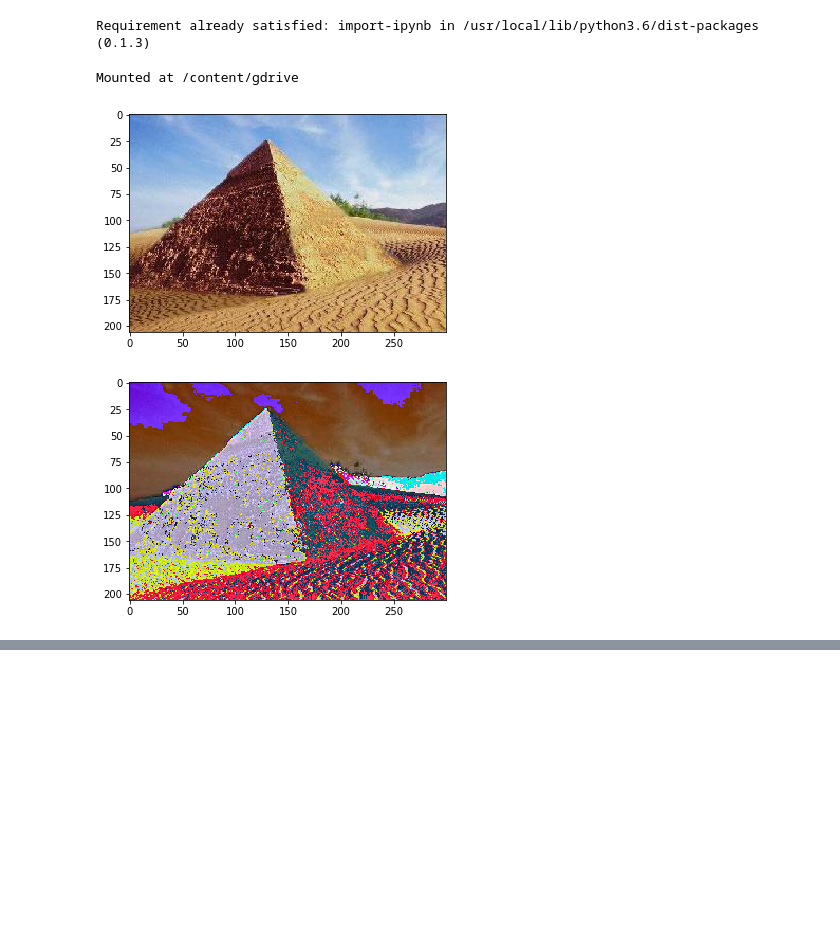
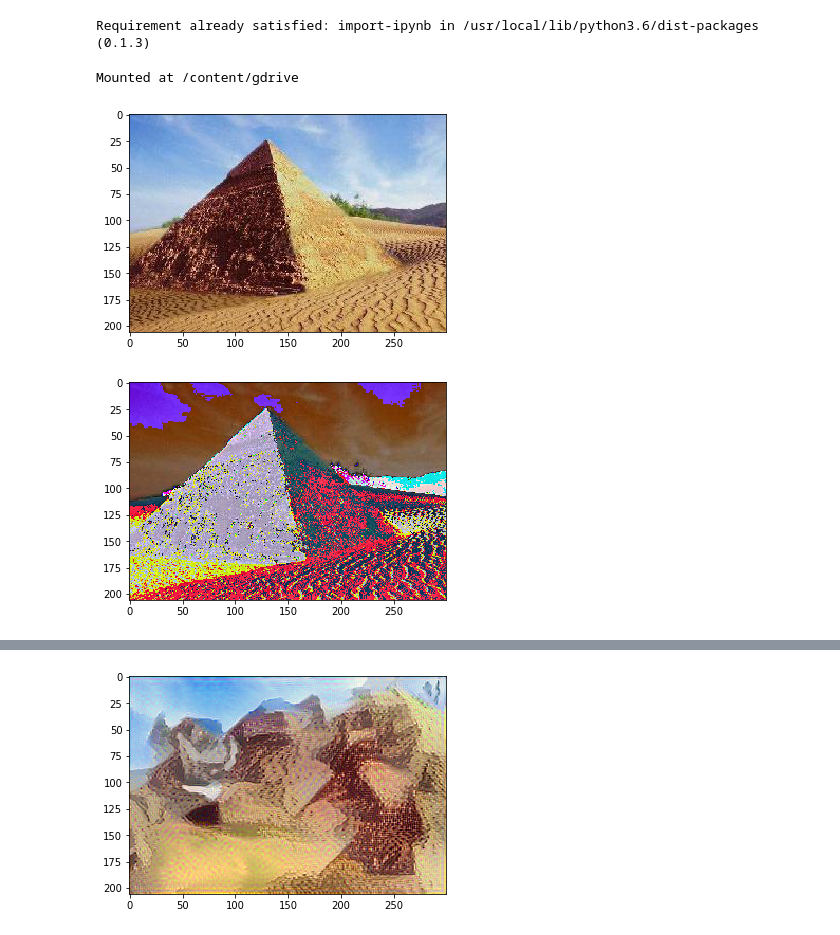
Before and after one commit to YasirHabib/Deep-Learning-Advanced-Computer-Vision, a Jupyter notebook: style_transfer_II_keras.ipynb, the cells around one changed output, grey strips where cells are left out. Cells and saved outputs as stored; diff of their text form; code cells hidden in the pictures; blank space fills up the shorter version.

```diff
--- a/style_transfer_II_keras.ipynb
+++ b/style_transfer_II_keras.ipynb
@@ -47,6 +57,18 @@ def gram_matrix(img):
 # %%
 def style_loss(y, t):
   return K.mean(K.square(gram_matrix(y) - gram_matrix(t)))
+# %%
+# let's generalize this and put it into a function
+def minimize(fn, epochs, batch_shape):
+  x = np.random.randn(np.prod(batch_shape))
+  for i in range(epochs):
+    x, l, _ = fmin_l_bfgs_b(func=fn, x0=x, maxfun=20)
+    x = np.clip(x, -127, 127)
+    print("iter=%s, loss=%s" % (i, l))
+
+  newimg = x.reshape(*batch_shape)
+  final_img = unpreprocess(newimg)
+  return final_img[0]
 # %%
 if __name__ == '__main__':
 
@@ -97,12 +119,34 @@ if __name__ == '__main__':
 
   # calculate the targets that are output at each layer
   style_layers_outputs = [K.variable(y) for y in multi_output_model.predict(x)]
+  #print(style_layers_outputs[0].shape)          (1, 206, 300, 64)
+  #print(style_layers_outputs[1].shape)          (1, 103, 150, 128)
+  #print(style_layers_outputs[2].shape)          (1, 51, 75, 256)
+  #print(style_layers_outputs[3].shape)          (1, 25, 37, 512)
+  #print(style_layers_outputs[4].shape)          (1, 12, 18, 512)
+
 
   # calculate the total style loss
   loss = 0
   for symbolic, actual in zip(symbolic_conv_outputs, style_layers_outputs):
     # gram_matrix() expects a (H, W, C) as input
     loss += style_loss(symbolic[0], actual[0])
+
+  grads = K.gradients(loss, multi_output_model.input)
+
+  # just like theano.function
+  get_loss_and_grads = K.function(
+    inputs=[multi_output_model.input],
+    outputs=[loss] + grads
+  )
+
+  def get_loss_and_grads_wrapper(x_vec):
+    l, g = get_loss_and_grads([x_vec.reshape(*batch_shape)])
+    return l.astype(np.float64), g.flatten().astype(np.float64)
+
+  final_img = minimize(get_loss_and_grads_wrapper, 10, batch_shape)
+  plt.imshow(scale_img(final_img))
+  plt.show()
 # %% [output]
 Mounted at /content/gdrive
 [figure]
@@ -126,0 +171 @@ _________________________________________________________________
+[figure, added]
```
Also changed, not shown: parts of 2 cells of this notebook.
